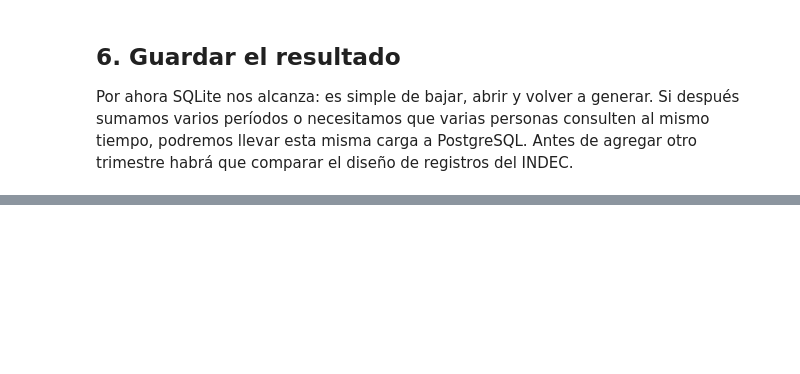
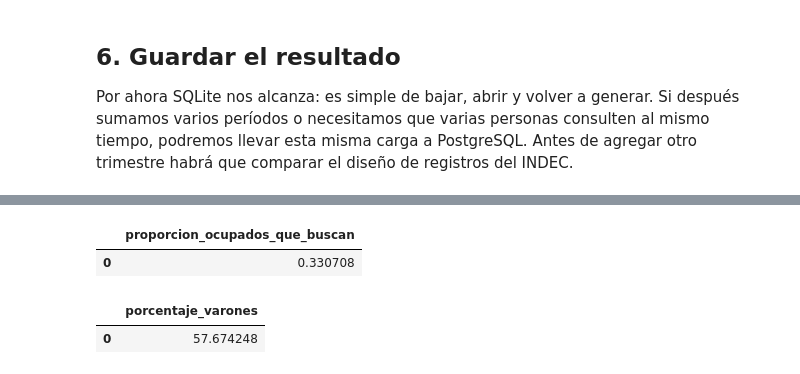
Before and after one commit to d-montenegro/eph-agente, a Jupyter notebook: notebooks/eph_1t2026_sqlite.ipynb, the cells around one changed output, grey strips where cells are left out. Drawn from its saved outputs; the diff is of its cells as text; code cells hidden in the pictures; blank space fills up the shorter version.

```diff
--- a/notebooks/eph_1t2026_sqlite.ipynb
+++ b/notebooks/eph_1t2026_sqlite.ipynb
@@ -322,0 +369,40 @@ except ImportError:
+# %%
+# proporción de los ocupados que busca trabajo
+
+consulta = """
+SELECT
+  SUM(CASE WHEN PP03J = 1 THEN PONDERA END) * 1.0
+    / SUM(PONDERA) AS proporcion_ocupados_que_buscan
+FROM individual
+WHERE ESTADO = 1 and AGLOMERADO = 13
+"""
+with sqlite3.connect(f"file:{DB_PATH}?mode=ro", uri=True) as con:
+    muestra = pd.read_sql_query(
+        consulta,
+        con,
+    )
+display(muestra)
+# %% [output]
+|  | proporcion_ocupados_que_buscan |
+| 0 | 0.330708 |
+# %%
+# proporción de los ocupados que busca trabajo y son varones
+
+consulta = """
+SELECT
+  100.0 * SUM(CASE WHEN CH04 = 1 THEN PONDERA ELSE 0 END)
+        / SUM(PONDERA) AS porcentaje_varones
+FROM individual
+WHERE AGLOMERADO = 13       -- Gran Córdoba
+  AND ESTADO = 1            -- Ocupados
+  AND PP03J = 1;            -- Buscó otro empleo
+"""
+with sqlite3.connect(f"file:{DB_PATH}?mode=ro", uri=True) as con:
+    muestra = pd.read_sql_query(
+        consulta,
+        con,
+    )
+display(muestra)
+# %% [output]
+|  | porcentaje_varones |
+| 0 | 57.674248 |
```
Also changed, not shown: parts of 6 cells of this notebook.
